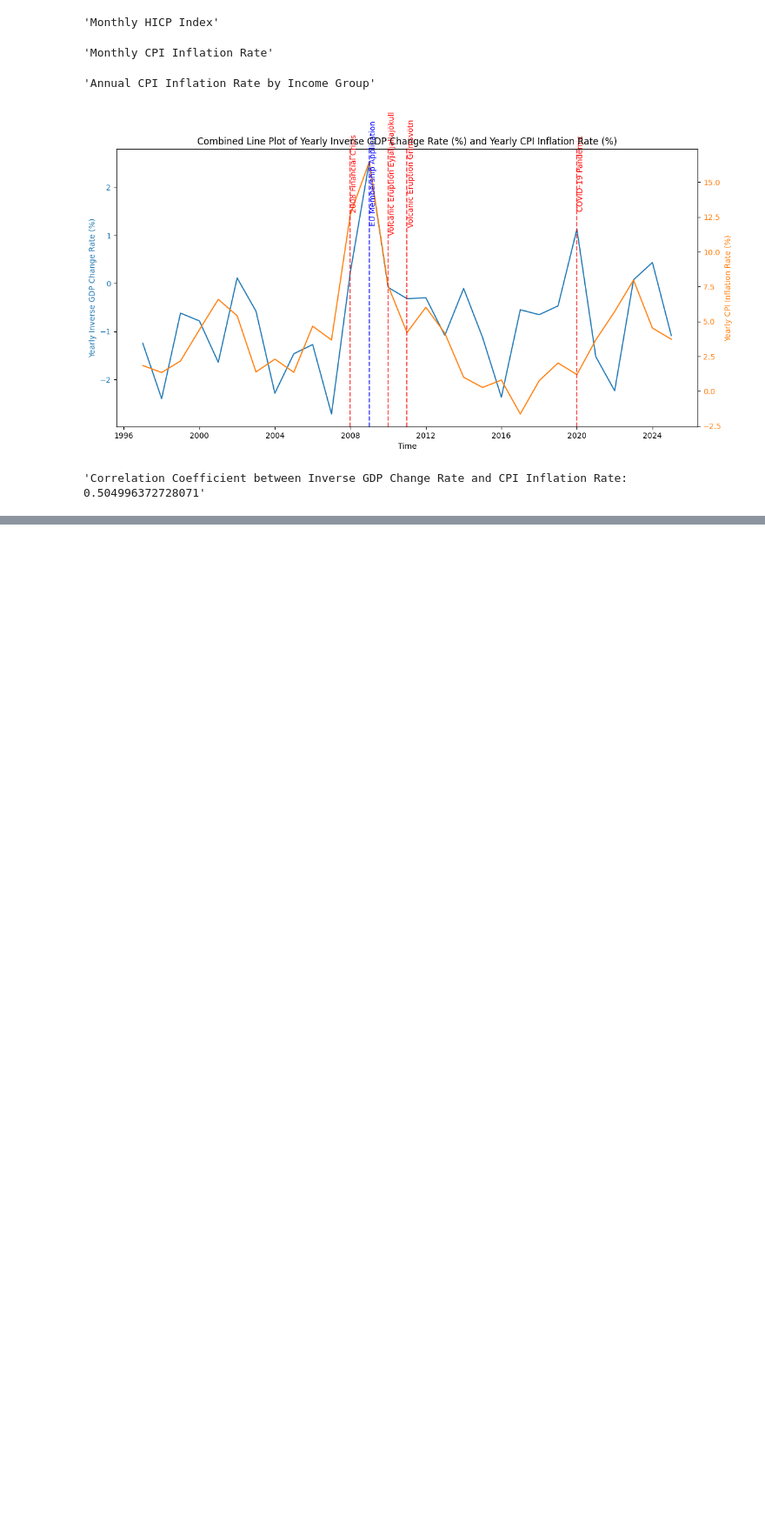
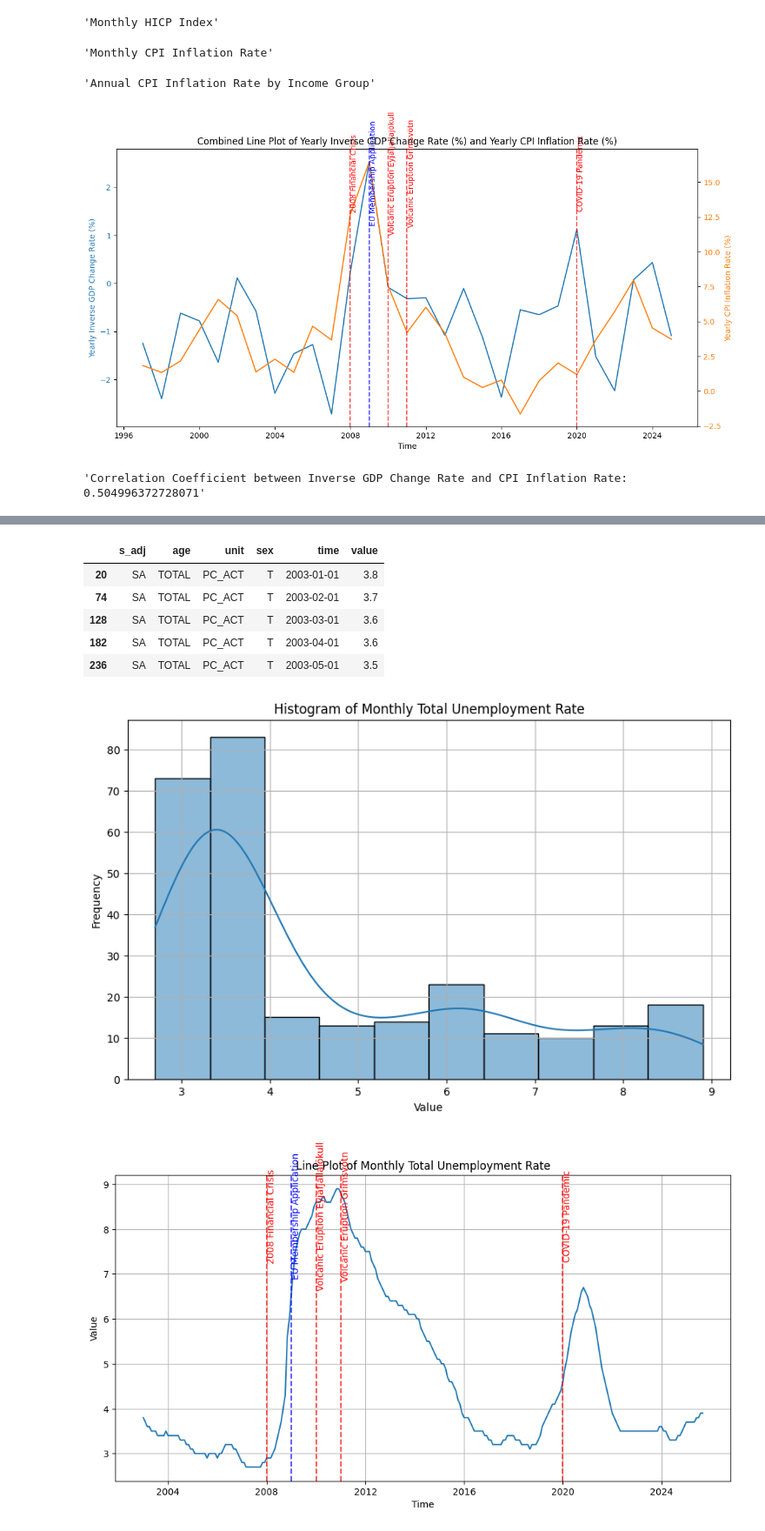
Before and after one commit to muffindud/iceland-data-analysis, a Jupyter notebook: main.ipynb, the cells around one changed output, grey strips where cells are left out. Shown at 87% size. Drawn from its saved outputs; the diff is of its cells as text; code cells hidden in the pictures; blank space fills up the shorter version.

```diff
--- a/main.ipynb
+++ b/main.ipynb
@@ -650,0 +742,24 @@ Conclusion: Iceland's GDP growth is inversely correlated with inflation rates ov
+# %%
+une_rt_m = get_dataframe("une_rt_m")
+une_rt_m = fix_dates(une_rt_m)
+une_rt_m = remove_empty_columns(une_rt_m)
+une_rt_m = melt_dataframe(une_rt_m)
+une_rt_m = drop_columns(une_rt_m, ["freq"])
+une_rt_m = filter_dataframe(une_rt_m, {"sex": ["T"], "age": ["TOTAL"], "s_adj": ["SA"], "unit": ["PC_ACT"]})
+une_rt_m.name = "une_rt_m"
+une_rt_m.title = "Monthly Total Unemployment Rate"
+
+display(une_rt_m.head())
+make_histogram(une_rt_m).show()
+make_line_plot(une_rt_m).show()
+# make_scatter_plot(une_rt_m).show()
+make_box_plot(une_rt_m).show()
+# %% [output]
+|  | s_adj | age | unit | sex | time | value |
+| 20 | SA | TOTAL | PC_ACT | T | 2003-01-01 | 3.8 |
+| 74 | SA | TOTAL | PC_ACT | T | 2003-02-01 | 3.7 |
+| 128 | SA | TOTAL | PC_ACT | T | 2003-03-01 | 3.6 |
+| 182 | SA | TOTAL | PC_ACT | T | 2003-04-01 | 3.6 |
+| 236 | SA | TOTAL | PC_ACT | T | 2003-05-01 | 3.5 |
+[figure, added]
+[figure, added]
```
Also changed, not shown: parts of 10 cells of this notebook, 5 other files.
